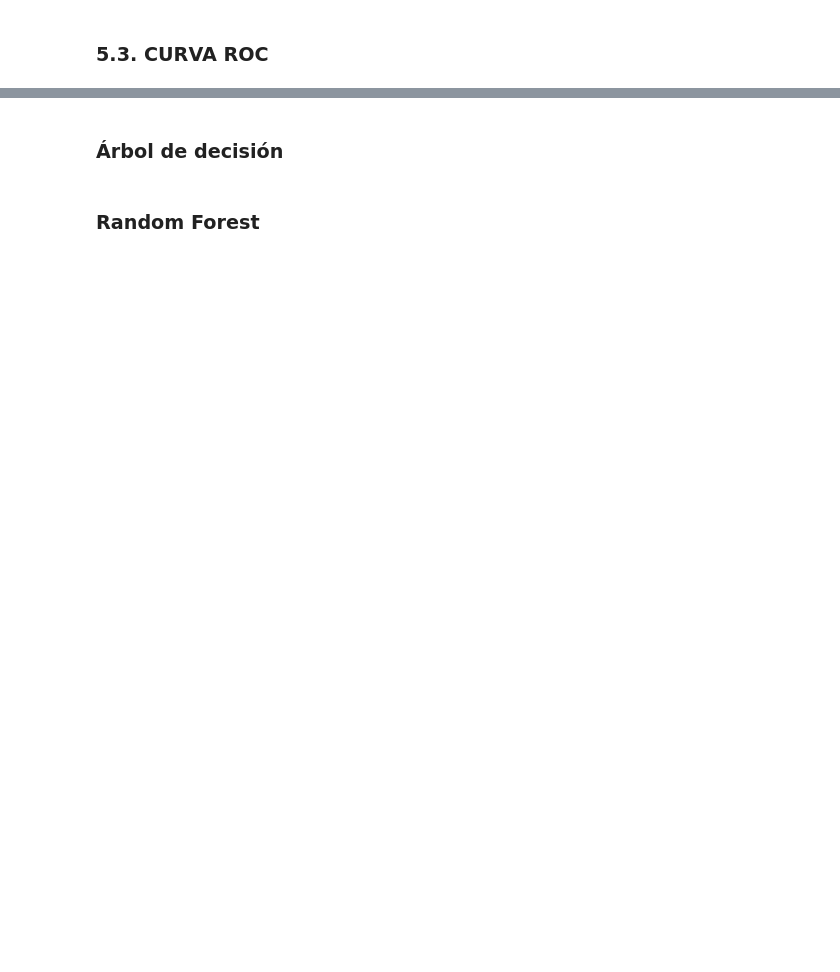
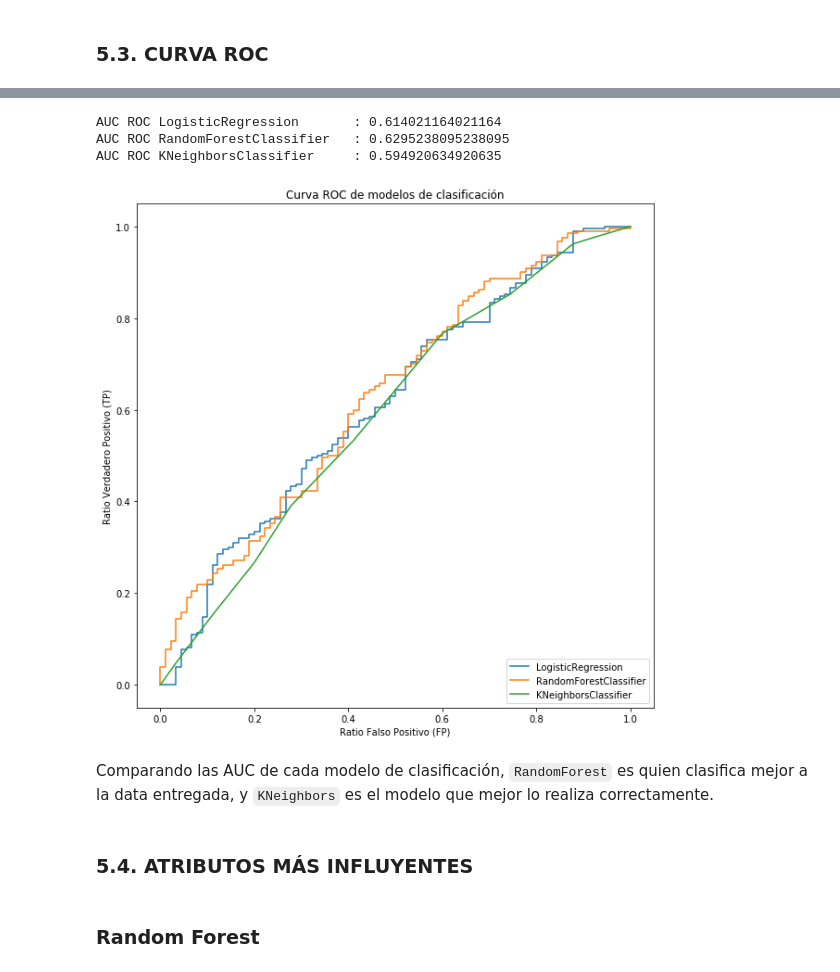
Before and after one commit to aLucaz/predicting-credit-risk, a Jupyter notebook: predict_models_credit_risk.ipynb, the cells around one changed output, grey strips where cells are left out. Cells and saved outputs as stored; diff of their text form; code cells hidden in the pictures; blank space fills up the shorter version.

```diff
--- a/predict_models_credit_risk.ipynb
+++ b/predict_models_credit_risk.ipynb
@@ -520,2 +528,0 @@ weighted avg       0.67      0.71      0.63       300
-# %% [markdown]
-### Árbol de decisión
@@ -536,3 +529,42 @@ for feature_list_index in select_featuresDT.get_support(indices=True):
+# %%
+from sklearn.metrics import roc_curve
+from sklearn.metrics import roc_auc_score
+
+def plot_roc_curve_model(name_model, y_test, y_pred_prob, ax):
+    fpr, tpr, _ = roc_curve(y_test, y_pred_prob)
+    ax.plot(fpr, tpr, label=name_model)
+    return ax
+# %%
+def plot_roc_curve_all_models(models, X_test, y_test):
+    fig, ax = plt.subplots(figsize=(10,10))
+
+    for name, model in models.items():
+        y_pred_prob_model = model.predict_proba(X_test)[:,1]
+
+        plot_roc_curve_model(name, y_test, y_pred_prob_model, ax)
+        auc_roc_model = roc_auc_score(y_test, y_pred_prob_model)
+        print(f"AUC ROC {name:25}: {auc_roc_model}")
+
+    ax.set_xlabel("Ratio Falso Positivo (FP)")
+    ax.set_ylabel("Ratio Verdadero Positivo (TP)")
+    ax.set_title("Curva ROC de modelos de clasificación")
+    ax.legend(loc=4)
+
+    return fig, ax
+# %%
+fig, ax = plot_roc_curve_all_models(models, X_test, y_test)
+
+plt.savefig("imgs/roc_curve.png")
+plt.show()
+# %% [output]
+AUC ROC LogisticRegression       : 0.614021164021164
+AUC ROC RandomForestClassifier   : 0.6295238095238095
+AUC ROC KNeighborsClassifier     : 0.594920634920635
+[figure, added]
+# %% [markdown]
+Comparando las AUC de cada modelo de clasificación, `RandomForest` es quien clasifica mejor a la data entregada, y `KNeighbors` es el modelo que mejor lo realiza correctamente.
+# %% [markdown]
+### 5.4. ATRIBUTOS MÁS INFLUYENTES
 # %% [markdown]
 ### Random Forest
 # %%
```
Also changed, not shown: parts of 17 cells of this notebook.
